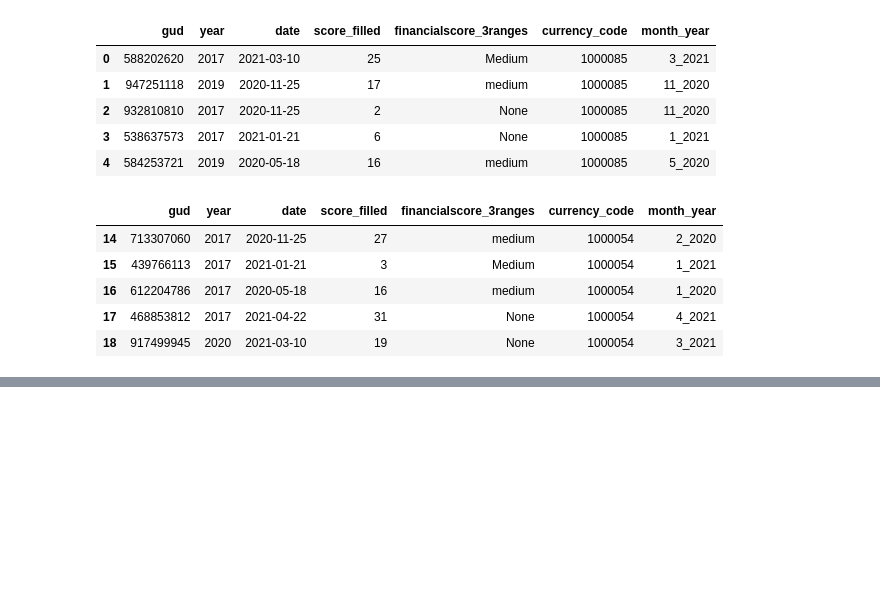
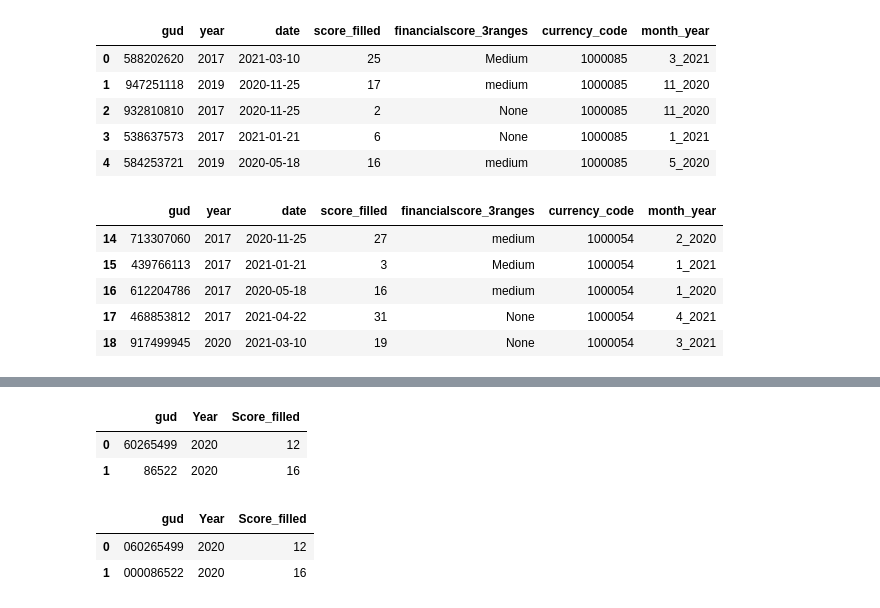
Before and after one commit to KapilKhanal/AdvLinearAlgebra, a Jupyter notebook: Subhas.ipynb, the cells around one changed output, grey strips where cells are left out. Cells and saved outputs as stored; diff of their text form; code cells hidden in the pictures; blank space fills up the shorter version.

Commit message:
prepend_df and score_fill added

```diff
--- a/Subhas.ipynb
+++ b/Subhas.ipynb
@@ -121,0 +124,11 @@ def map_count(df):
+# %%
+data = [['60265499', 2020,12], ['86522', 2020,16]]
+
+# Create the pandas DataFrame
+prepend_df = pd.DataFrame(data, columns = ['gud', 'Year','Score_filled'])
+# %%
+prepend_df.head()
+# %% [output]
+|  | gud | Year | Score_filled |
+| 0 | 60265499 | 2020 | 12 |
+| 1 | 86522 | 2020 | 16 |
@@ -121,0 +151,6 @@ def map_count(df):
+# %%
+prepend_df
+# %% [output]
+|  | gud | Year | Score_filled |
+| 0 | 060265499 | 2020 | 12 |
+| 1 | 000086522 | 2020 | 16 |
```
Also changed, not shown: parts of 9 cells of this notebook.
